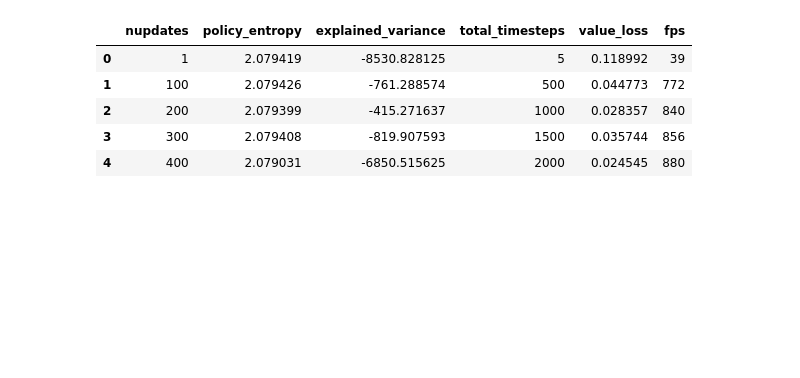
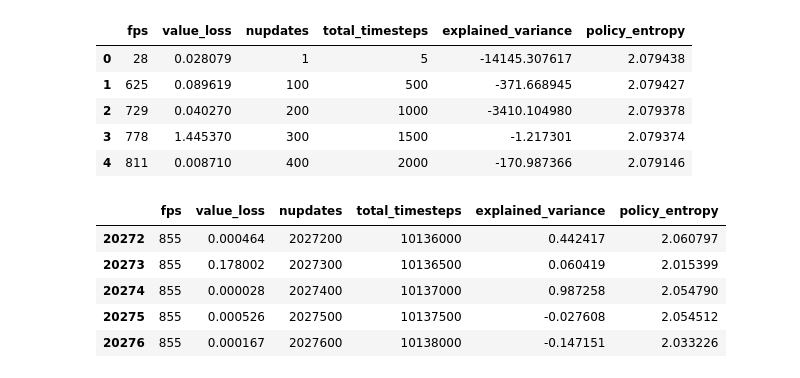
Before and after one commit to jetnew/SlimeRL, a Jupyter notebook: Jet/Performance visualisation.ipynb, the cells around one changed output. Cells and saved outputs as stored; diff of their text form; code cells hidden in the pictures; blank space fills up the shorter version.

```diff
--- a/Jet/Performance visualisation.ipynb
+++ b/Jet/Performance visualisation.ipynb
@@ -1,18 +1,25 @@
 # %%
 import pandas as pd
 import matplotlib
 import matplotlib.pyplot as plt
 plt.style.use("seaborn")
 
 df = pd.read_csv("sb-a2c/progress.csv")
-df.head()
+display(df.head())
+display(df.tail())
 # %% [output]
-|  | nupdates | policy_entropy | explained_variance | total_timesteps | value_loss | fps |
-| 0 | 1 | 2.079419 | -8530.828125 | 5 | 0.118992 | 39 |
-| 1 | 100 | 2.079426 | -761.288574 | 500 | 0.044773 | 772 |
-| 2 | 200 | 2.079399 | -415.271637 | 1000 | 0.028357 | 840 |
-| 3 | 300 | 2.079408 | -819.907593 | 1500 | 0.035744 | 856 |
-| 4 | 400 | 2.079031 | -6850.515625 | 2000 | 0.024545 | 880 |
+|  | fps | value_loss | nupdates | total_timesteps | explained_variance | policy_entropy |
+| 0 | 28 | 0.028079 | 1 | 5 | -14145.307617 | 2.079438 |
+| 1 | 625 | 0.089619 | 100 | 500 | -371.668945 | 2.079427 |
+| 2 | 729 | 0.040270 | 200 | 1000 | -3410.104980 | 2.079378 |
+| 3 | 778 | 1.445370 | 300 | 1500 | -1.217301 | 2.079374 |
+| 4 | 811 | 0.008710 | 400 | 2000 | -170.987366 | 2.079146 |
+|  | fps | value_loss | nupdates | total_timesteps | explained_variance | policy_entropy |
+| 20272 | 855 | 0.000464 | 2027200 | 10136000 | 0.442417 | 2.060797 |
+| 20273 | 855 | 0.178002 | 2027300 | 10136500 | 0.060419 | 2.015399 |
+| 20274 | 855 | 0.000028 | 2027400 | 10137000 | 0.987258 | 2.054790 |
+| 20275 | 855 | 0.000526 | 2027500 | 10137500 | -0.027608 | 2.054512 |
+| 20276 | 855 | 0.000167 | 2027600 | 10138000 | -0.147151 | 2.033226 |
 # %%
 columns = ['policy_entropy', 'explained_variance', 'value_loss', 'fps']
 
```
Also changed, not shown: parts of 1 cell of this notebook, 5 other files.
